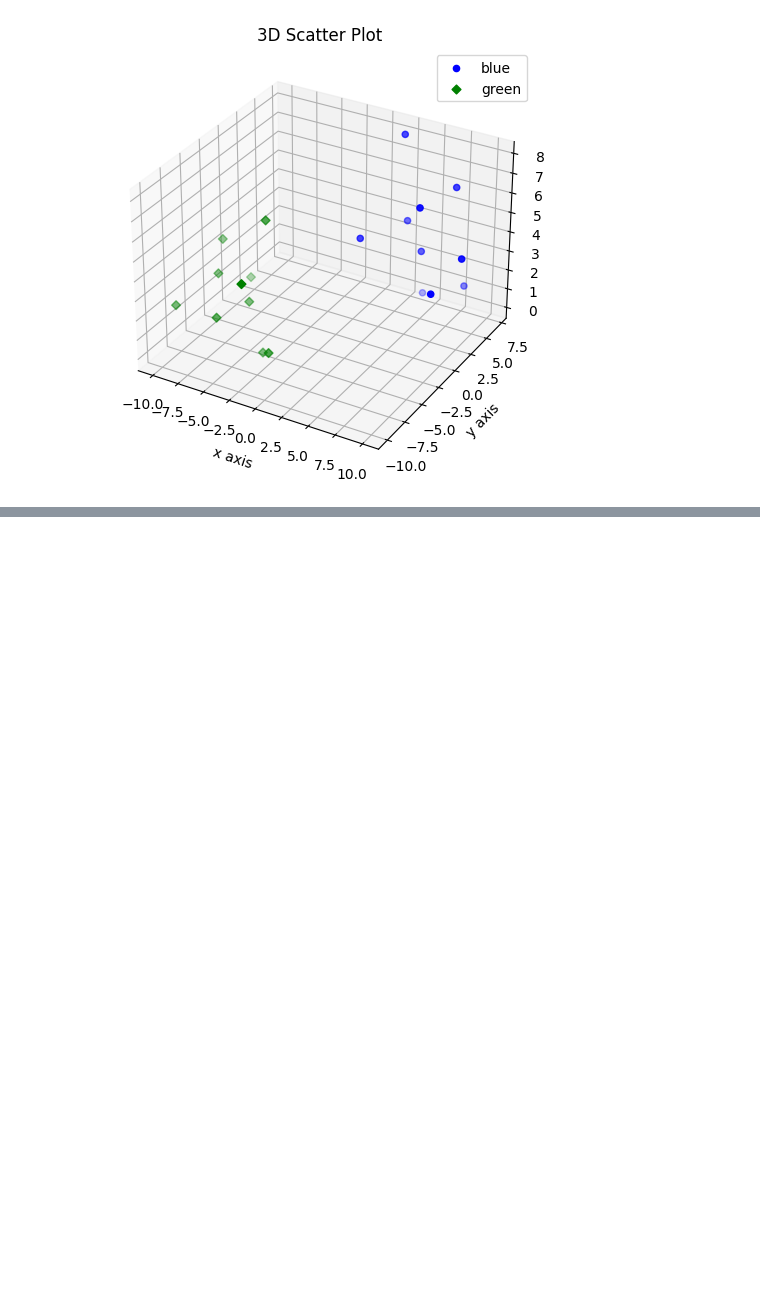
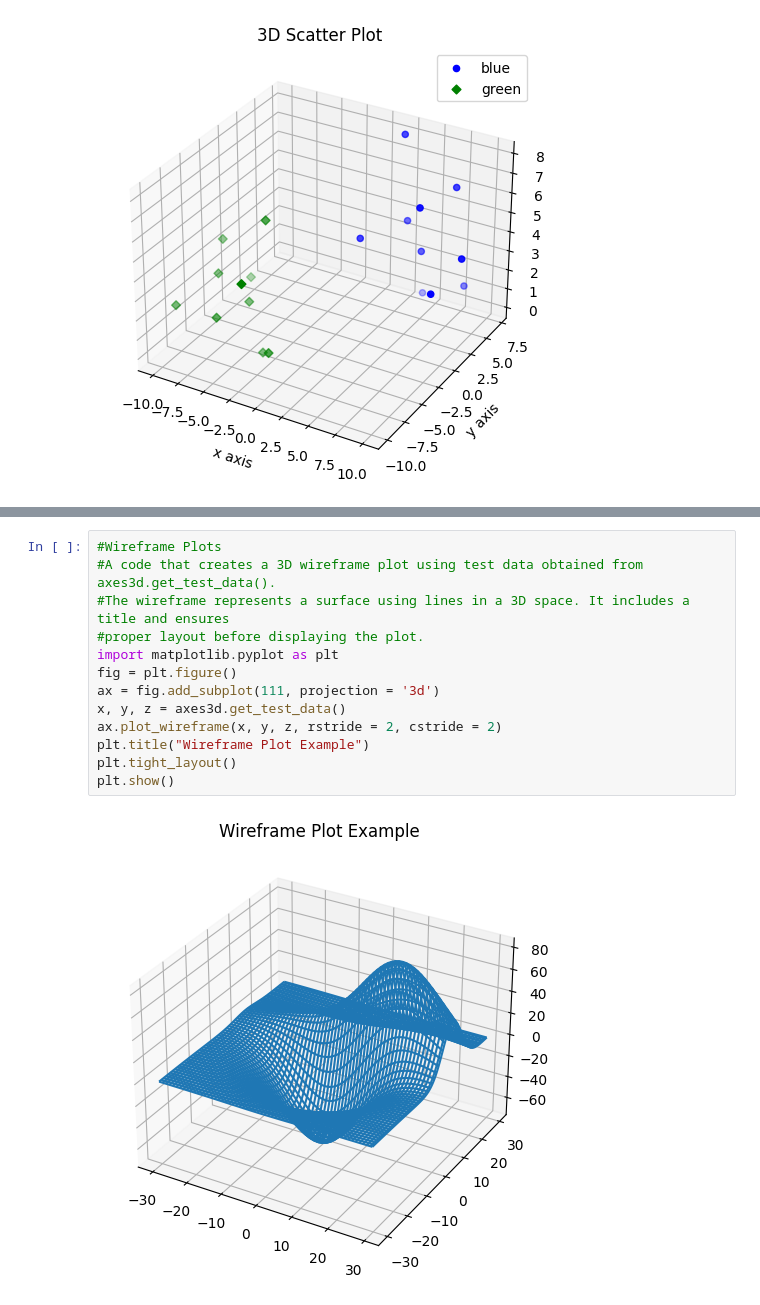
Before and after one commit to Maxwell-Muthui-Mwangi/Ballershopke-Python_Data-Science, a Jupyter notebook: Data_Science_Learning.ipynb, the cells around one changed output, grey strips where cells are left out. Cells and saved outputs as stored; diff of their text form; blank space fills up the shorter version.

```diff
--- a/Data_Science_Learning.ipynb
+++ b/Data_Science_Learning.ipynb
@@ -711,0 +735,15 @@ plt.show()
+# %%
+#Wireframe Plots
+#A code that creates a 3D wireframe plot using test data obtained from axes3d.get_test_data().
+#The wireframe represents a surface using lines in a 3D space. It includes a title and ensures
+#proper layout before displaying the plot.
+import matplotlib.pyplot as plt
+fig = plt.figure()
+ax = fig.add_subplot(111, projection = '3d')
+x, y, z = axes3d.get_test_data()
+ax.plot_wireframe(x, y, z, rstride = 2, cstride = 2)
+plt.title("Wireframe Plot Example")
+plt.tight_layout()
+plt.show()
+# %% [output]
+[figure, added]
```
Also changed, not shown: parts of 4 cells of this notebook.
